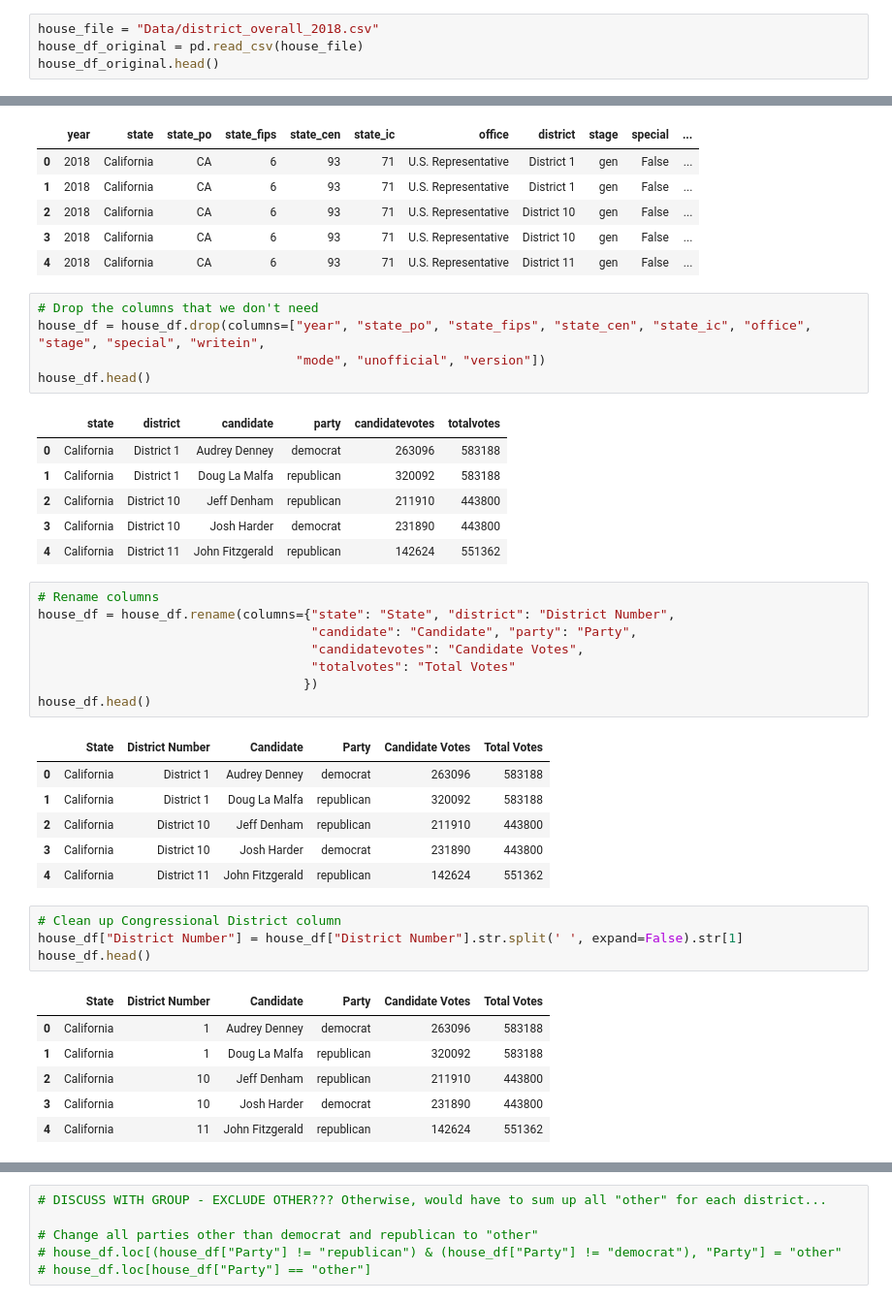
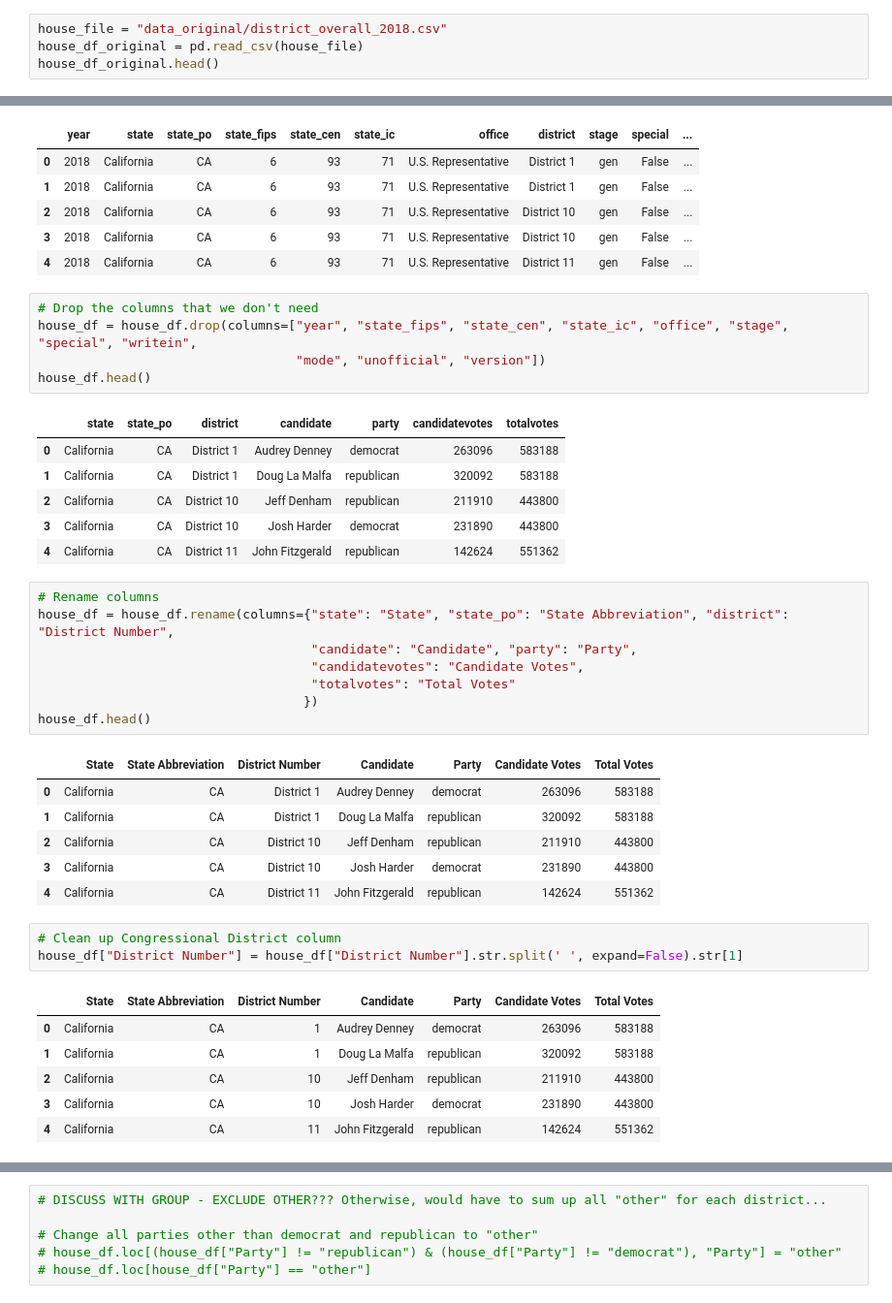
Before and after one commit to megancoggs/ETL-Project, a Jupyter notebook: Election Results 2018/2018_house_data_cleanup.ipynb, the cells around one changed output, grey strips where cells are left out. Shown: that part at 97% size. Drawn from its saved outputs; the diff is of its cells as text.

```diff
--- a/Election Results 2018/2018_election_data_cleanup.ipynb
+++ b/Election Results 2018/2018_house_data_cleanup.ipynb
@@ -2,7 +2,7 @@
 import pandas as pd
 import numpy as np
 # %%
-house_file = "Data/district_overall_2018.csv"
+house_file = "data_original/district_overall_2018.csv"
 house_df_original = pd.read_csv(house_file)
 house_df_original.head()
 # %% [output]
@@ -25,39 +25,38 @@ house_df.head()
 | 4 | 2018 | California | CA | 6 | 93 | 71 | U.S. Representative | District 11 | gen | False | ... |
 # %%
 # Drop the columns that we don't need
-house_df = house_df.drop(columns=["year", "state_po", "state_fips", "state_cen", "state_ic", "office", "stage", "special", "writein",
+house_df = house_df.drop(columns=["year", "state_fips", "state_cen", "state_ic", "office", "stage", "special", "writein",
                                   "mode", "unofficial", "version"])
 house_df.head()
 # %% [output]
-|  | state | district | candidate | party | candidatevotes | totalvotes |
-| 0 | California | District 1 | Audrey Denney | democrat | 263096 | 583188 |
-| 1 | California | District 1 | Doug La Malfa | republican | 320092 | 583188 |
-| 2 | California | District 10 | Jeff Denham | republican | 211910 | 443800 |
-| 3 | California | District 10 | Josh Harder | democrat | 231890 | 443800 |
-| 4 | California | District 11 | John Fitzgerald | republican | 142624 | 551362 |
+|  | state | state_po | district | candidate | party | candidatevotes | totalvotes |
+| 0 | California | CA | District 1 | Audrey Denney | democrat | 263096 | 583188 |
+| 1 | California | CA | District 1 | Doug La Malfa | republican | 320092 | 583188 |
+| 2 | California | CA | District 10 | Jeff Denham | republican | 211910 | 443800 |
+| 3 | California | CA | District 10 | Josh Harder | democrat | 231890 | 443800 |
+| 4 | California | CA | District 11 | John Fitzgerald | republican | 142624 | 551362 |
 # %%
 # Rename columns
-house_df = house_df.rename(columns={"state": "State", "district": "District Number",
+house_df = house_df.rename(columns={"state": "State", "state_po": "State Abbreviation", "district": "District Number",
                                     "candidate": "Candidate", "party": "Party",
                                     "candidatevotes": "Candidate Votes",
                                     "totalvotes": "Total Votes"
                                    })
 house_df.head()
 # %% [output]
-|  | State | District Number | Candidate | Party | Candidate Votes | Total Votes |
-| 0 | California | District 1 | Audrey Denney | democrat | 263096 | 583188 |
-| 1 | California | District 1 | Doug La Malfa | republican | 320092 | 583188 |
-| 2 | California | District 10 | Jeff Denham | republican | 211910 | 443800 |
-| 3 | California | District 10 | Josh Harder | democrat | 231890 | 443800 |
-| 4 | California | District 11 | John Fitzgerald | republican | 142624 | 551362 |
+|  | State | State Abbreviation | District Number | Candidate | Party | Candidate Votes | Total Votes |
+| 0 | California | CA | District 1 | Audrey Denney | democrat | 263096 | 583188 |
+| 1 | California | CA | District 1 | Doug La Malfa | republican | 320092 | 583188 |
+| 2 | California | CA | District 10 | Jeff Denham | republican | 211910 | 443800 |
+| 3 | California | CA | District 10 | Josh Harder | democrat | 231890 | 443800 |
+| 4 | California | CA | District 11 | John Fitzgerald | republican | 142624 | 551362 |
 # %%
 # Clean up Congressional District column
 house_df["District Number"] = house_df["District Number"].str.split(' ', expand=False).str[1]
-house_df.head()
 # %% [output]
-|  | State | District Number | Candidate | Party | Candidate Votes | Total Votes |
-| 0 | California | 1 | Audrey Denney | democrat | 263096 | 583188 |
-| 1 | California | 1 | Doug La Malfa | republican | 320092 | 583188 |
-| 2 | California | 10 | Jeff Denham | republican | 211910 | 443800 |
-| 3 | California | 10 | Josh Harder | democrat | 231890 | 443800 |
-| 4 | California | 11 | John Fitzgerald | republican | 142624 | 551362 |
+|  | State | State Abbreviation | District Number | Candidate | Party | Candidate Votes | Total Votes |
+| 0 | California | CA | 1 | Audrey Denney | democrat | 263096 | 583188 |
+| 1 | California | CA | 1 | Doug La Malfa | republican | 320092 | 583188 |
+| 2 | California | CA | 10 | Jeff Denham | republican | 211910 | 443800 |
+| 3 | California | CA | 10 | Josh Harder | democrat | 231890 | 443800 |
+| 4 | California | CA | 11 | John Fitzgerald | republican | 142624 | 551362 |
```
Also changed, not shown: parts of 10 cells of this notebook, 5 other files.
